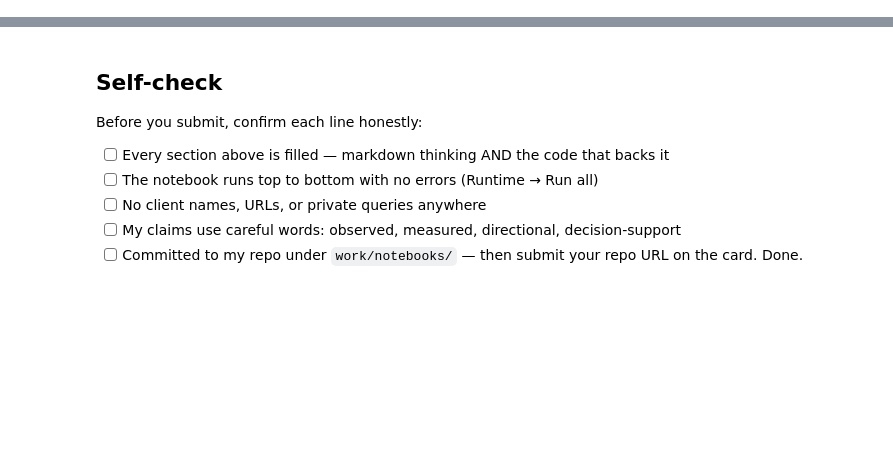
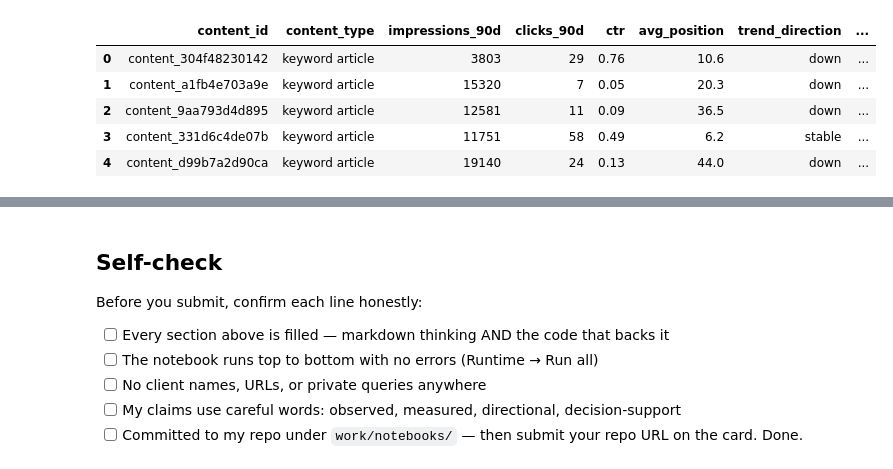
Before and after one commit to nancy121205/flyrank, a Jupyter notebook: work/notebooks/w02_ml_task_framing.ipynb, the cells around one changed output, grey strips where cells are left out. Drawn from its saved outputs; the diff is of its cells as text; code cells hidden in the pictures; blank space fills up the shorter version.

```diff
--- a/work/notebooks/w02_ml_task_framing.ipynb
+++ b/work/notebooks/w02_ml_task_framing.ipynb
@@ -43,0 +117,65 @@ This skeleton is yours to fill. Work the sections **in order** — each one has
+# %%
+from pathlib import Path
+import pandas as pd
+
+# Prefer the local repository copy. Fall back to the public
+# anonymized starter dataset if the file is not present locally.
+possible_paths = [
+    Path("data/raw/content_refresh_anonymized.csv"),
+    Path("../data/raw/content_refresh_anonymized.csv"),
+    Path("../../data/raw/content_refresh_anonymized.csv"),
+]
+
+csv_path = next((p for p in possible_paths if p.exists()), None)
+
+if csv_path is not None:
+    df = pd.read_csv(csv_path)
+    print("Loaded local dataset:", csv_path)
+else:
+    url = (
+        "https://raw.githubusercontent.com/"
+        "flyrank-bih/flyrank-ml-internship-starter/"
+        "main/data/raw/content_refresh_anonymized.csv"
+    )
+    df = pd.read_csv(url)
+    print("Loaded the public anonymized starter dataset.")
+
+print("Shape:", df.shape)
+print("Columns:", df.columns.tolist())
+
+# Check the expected unit of analysis.
+assert "content_id" in df.columns, "Missing content_id"
+assert df["content_id"].is_unique, (
+    "Expected one row per content item; investigate duplicate IDs."
+)
+assert "trend_direction" in df.columns, (
+    "Cannot construct the decline proxy without trend_direction."
+)
+
+# Construct the documented, rule-derived proxy.
+df["is_declining_label"] = (
+    df["trend_direction"].eq("down").astype("int8")
+)
+
+print("\nProxy-label distribution:")
+print(df["is_declining_label"].value_counts(dropna=False))
+print("\nProxy-label rate:",
+      round(df["is_declining_label"].mean(), 4))
+
+# Show a small, privacy-safe sample.
+display_cols = [
+    c for c in [
+        "content_id",
+        "content_type",
+        "impressions_90d",
+        "clicks_90d",
+        "ctr",
+        "avg_position",
+        "trend_direction",
+        "is_declining_label",
+    ]
+    if c in df.columns
+]
+
+display(df[display_cols].head())
+# %% [output]
@@ -43,0 +193,6 @@ This skeleton is yours to fill. Work the sections **in order** — each one has
+|  | content_id | content_type | impressions_90d | clicks_90d | ctr | avg_position | trend_direction | ... |
+| 0 | content_304f48230142 | keyword article | 3803 | 29 | 0.76 | 10.6 | down | ... |
+| 1 | content_a1fb4e703a9e | keyword article | 15320 | 7 | 0.05 | 20.3 | down | ... |
+| 2 | content_9aa793d4d895 | keyword article | 12581 | 11 | 0.09 | 36.5 | down | ... |
+| 3 | content_331d6c4de07b | keyword article | 11751 | 58 | 0.49 | 6.2 | stable | ... |
+| 4 | content_d99b7a2d90ca | keyword article | 19140 | 24 | 0.13 | 44.0 | down | ... |
```
Also changed, not shown: parts of 20 cells of this notebook.
